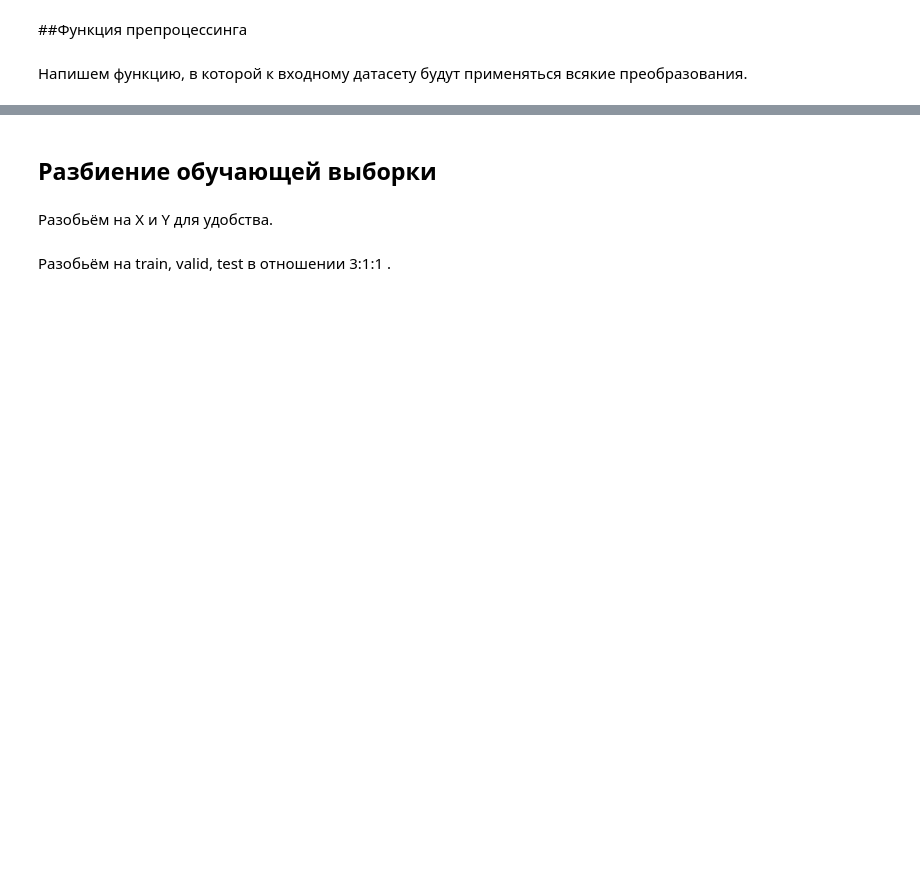
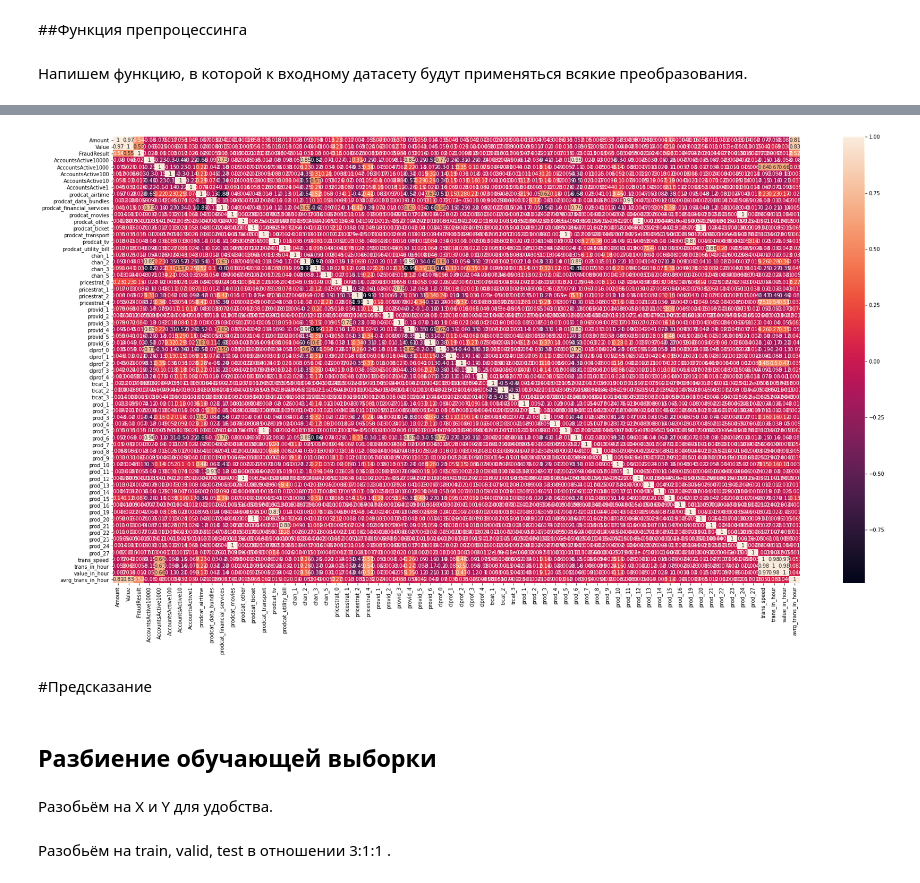
Before and after one commit to ALYAMBR/Notebooks, a Jupyter notebook: CFT_test_task.ipynb, the cells around one changed output, grey strips where cells are left out. Saved outputs shown, nothing was run; the diff lists cells and outputs as text; code cells hidden in the pictures; blank space fills up the shorter version.

```diff
--- a/CFT_test_task.ipynb
+++ b/CFT_test_task.ipynb
@@ -201,0 +594,4 @@ def prepare_data(data):
+# %%
+train_set = pd.read_csv("/content/drive/MyDrive/Datasets/cft_set_tran_speed.csv")
+# %%
+train_set = train_set.drop(["Unnamed: 0", "AccountId", "TransactionStartTime"], axis=1)
@@ -202,2 +614,12 @@ def prepare_data(data):
+# %%
+fraud_corrs = train_set.corr()
+# %%
+plt.figure(figsize=(30, 16))
+hmap = sns.heatmap(fraud_corrs, annot=True)
+plt.show(hmap)
+# %% [output]
+[figure, added]
+# %% [markdown]
+#Предсказание
 # %% [markdown]
 ## Разбиение обучающей выборки
```
Also changed, not shown: parts of 178 cells of this notebook.
